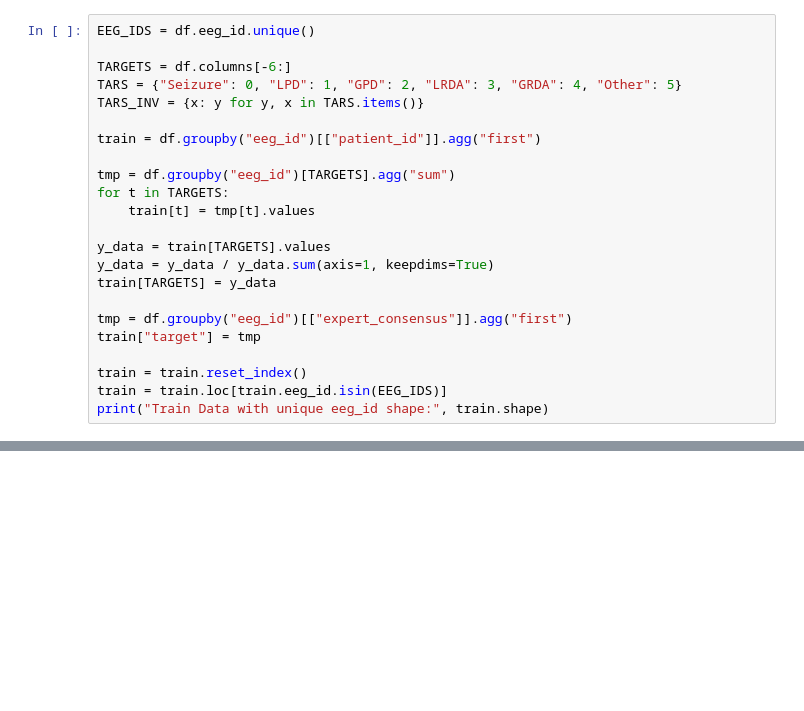
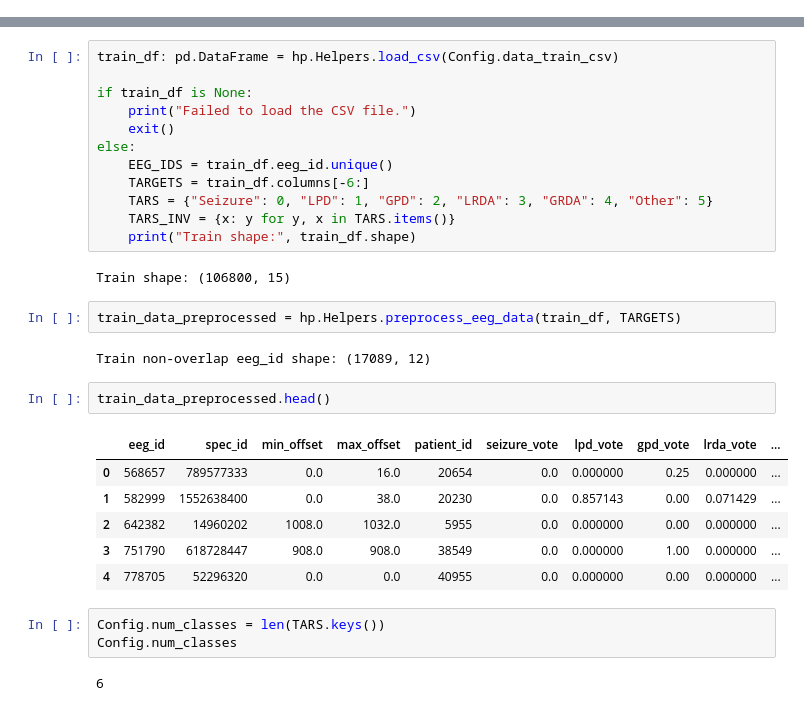
Before and after one commit to Lupphes/NoodleBrainActivityClassification, a Jupyter notebook: brain/training.ipynb, the cells around one changed output, grey strips where cells are left out. Cells and saved outputs as stored; diff of their text form; blank space fills up the shorter version.

```diff
--- a/brain/training.ipynb
+++ b/brain/training.ipynb
@@ -95,23 +0,0 @@ else:
-# %%
-EEG_IDS = df.eeg_id.unique()
-
-TARGETS = df.columns[-6:]
-TARS = {"Seizure": 0, "LPD": 1, "GPD": 2, "LRDA": 3, "GRDA": 4, "Other": 5}
-TARS_INV = {x: y for y, x in TARS.items()}
-
-train = df.groupby("eeg_id")[["patient_id"]].agg("first")
-
-tmp = df.groupby("eeg_id")[TARGETS].agg("sum")
-for t in TARGETS:
-    train[t] = tmp[t].values
-
-y_data = train[TARGETS].values
-y_data = y_data / y_data.sum(axis=1, keepdims=True)
-train[TARGETS] = y_data
-
-tmp = df.groupby("eeg_id")[["expert_consensus"]].agg("first")
-train["target"] = tmp
-
-train = train.reset_index()
-train = train.loc[train.eeg_id.isin(EEG_IDS)]
-print("Train Data with unique eeg_id shape:", train.shape)
@@ -216,0 +70,32 @@ RuntimeError: The size of tensor a (64) must match the size of tensor b (6) at n
+# %%
+train_df: pd.DataFrame = hp.Helpers.load_csv(Config.data_train_csv)
+
+if train_df is None:
+    print("Failed to load the CSV file.")
+    exit()
+else:
+    EEG_IDS = train_df.eeg_id.unique()
+    TARGETS = train_df.columns[-6:]
+    TARS = {"Seizure": 0, "LPD": 1, "GPD": 2, "LRDA": 3, "GRDA": 4, "Other": 5}
+    TARS_INV = {x: y for y, x in TARS.items()}
+    print("Train shape:", train_df.shape)
+# %% [output]
+Train shape: (106800, 15)
+# %%
+train_data_preprocessed = hp.Helpers.preprocess_eeg_data(train_df, TARGETS)
+# %% [output]
+Train non-overlap eeg_id shape: (17089, 12)
+# %%
+train_data_preprocessed.head()
+# %% [output]
+|  | eeg_id | spec_id | min_offset | max_offset | patient_id | seizure_vote | lpd_vote | gpd_vote | lrda_vote | ... |
+| 0 | 568657 | 789577333 | 0.0 | 16.0 | 20654 | 0.0 | 0.000000 | 0.25 | 0.000000 | ... |
+| 1 | 582999 | 1552638400 | 0.0 | 38.0 | 20230 | 0.0 | 0.857143 | 0.00 | 0.071429 | ... |
+| 2 | 642382 | 14960202 | 1008.0 | 1032.0 | 5955 | 0.0 | 0.000000 | 0.00 | 0.000000 | ... |
+| 3 | 751790 | 618728447 | 908.0 | 908.0 | 38549 | 0.0 | 0.000000 | 1.00 | 0.000000 | ... |
+| 4 | 778705 | 52296320 | 0.0 | 0.0 | 40955 | 0.0 | 0.000000 | 0.00 | 0.000000 | ... |
+# %%
+Config.num_classes = len(TARS.keys())
+Config.num_classes
+# %% [output]
+6
```
Also changed, not shown: parts of 32 cells of this notebook, 14 other files.
